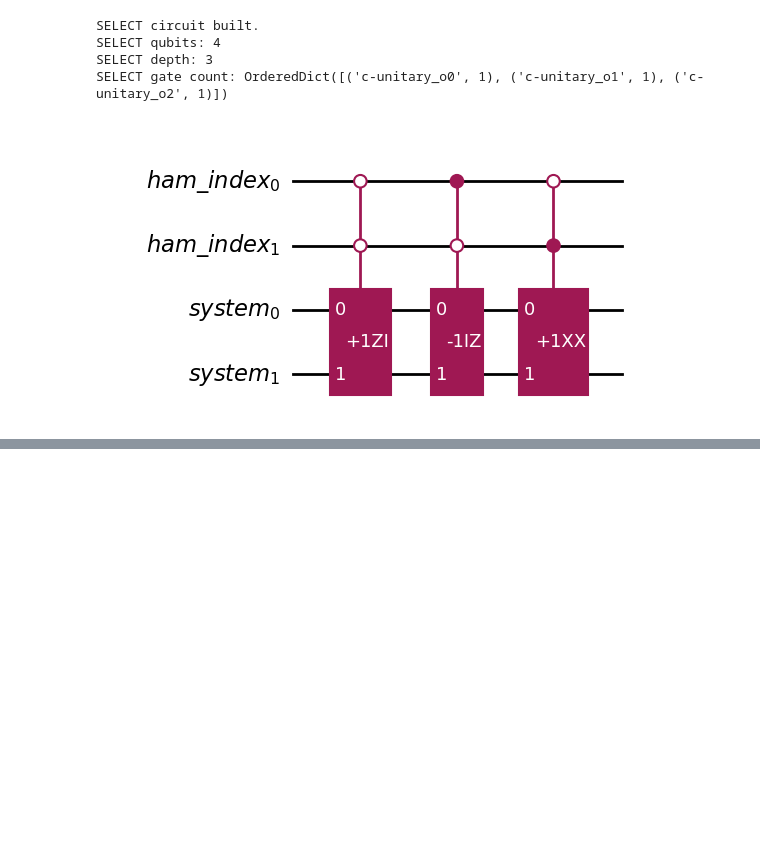
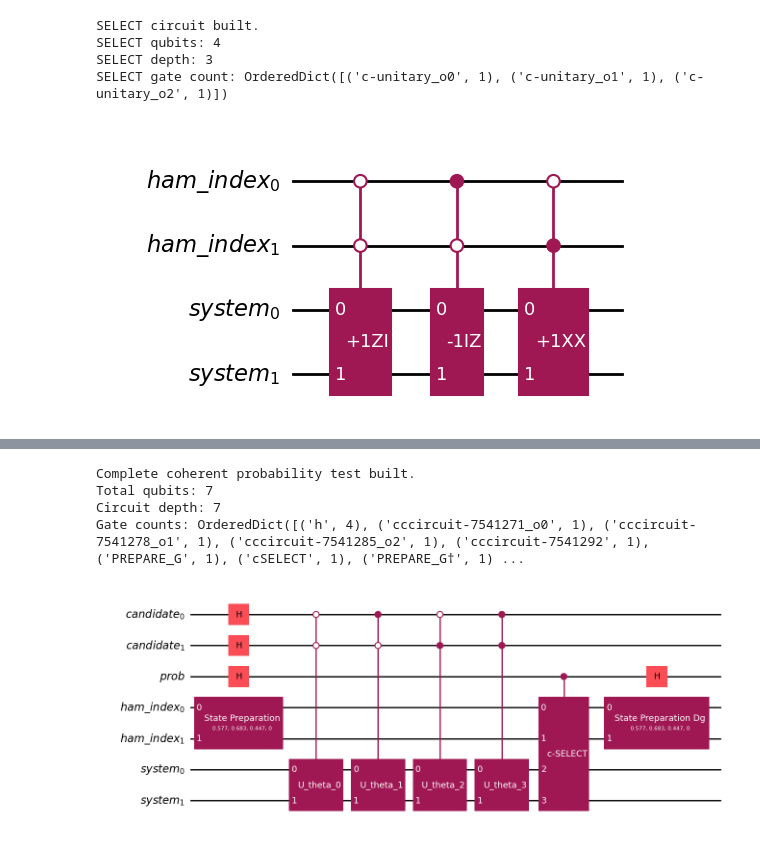
Before and after one commit to koushik16/VQE-QHD, a Jupyter notebook: coherent_version.ipynb, the cells around one changed output, grey strips where cells are left out. Drawn from its saved outputs; the diff is of its cells as text; code cells hidden in the pictures; blank space fills up the shorter version.

```diff
--- a/coherent_version.ipynb
+++ b/coherent_version.ipynb
@@ -713,0 +816,80 @@ Candidate k = 1
+# %%
+from qiskit import QuantumCircuit, QuantumRegister
+
+# Registers for the complete coherent test
+candidate_register = QuantumRegister(
+    num_candidate_qubits,
+    "candidate"
+)
+
+probability_ancilla = QuantumRegister(
+    1,
+    "prob"
+)
+
+hamiltonian_index_register = QuantumRegister(
+    num_hamiltonian_index_qubits,
+    "ham_index"
+)
+
+system_register = QuantumRegister(
+    num_system_qubits,
+    "system"
+)
+
+coherent_probability_test = QuantumCircuit(
+    candidate_register,
+    probability_ancilla,
+    hamiltonian_index_register,
+    system_register,
+    name="Coherent_Probability_Test"
+)
+
+# ============================================================
+# 1. Prepare:
+#
+# (1/2) sum_k |k>|psi(theta_k)>
+# ============================================================
+
+coherent_probability_test.compose(
+    coherent_state_preparation,
+    qubits=[
+        *candidate_register,
+        *system_register
+    ],
+    inplace=True
+)
+
+# coherent_probability_test.barrier()
+
+# ============================================================
+# 2. Apply U_p
+#
+# U_p acts only on:
+# probability ancilla + Hamiltonian index + system
+# ============================================================
+
+coherent_probability_test.compose(
+    U_p,
+    qubits=[
+        probability_ancilla[0],
+        *hamiltonian_index_register,
+        *system_register
+    ],
+    inplace=True
+)
+
+# coherent_probability_test.barrier()
+
+print("Complete coherent probability test built.")
+print("Total qubits:", coherent_probability_test.num_qubits)
+print("Circuit depth:", coherent_probability_test.depth())
+print("Gate counts:", coherent_probability_test.count_ops())
+
+coherent_probability_test.draw("mpl", fold=-1)
+# %% [output]
+Complete coherent probability test built.
+Total qubits: 7
+Circuit depth: 7
+Gate counts: OrderedDict([('h', 4), ('cccircuit-7541271_o0', 1), ('cccircuit-7541278_o1', 1), ('cccircuit-7541285_o2', 1), ('cccircuit-7541292', 1), ('PREPARE_G', 1), ('cSELECT', 1), ('PREPARE_G†', 1) ...
+[figure, added]
```
Also changed, not shown: parts of 21 cells of this notebook.
